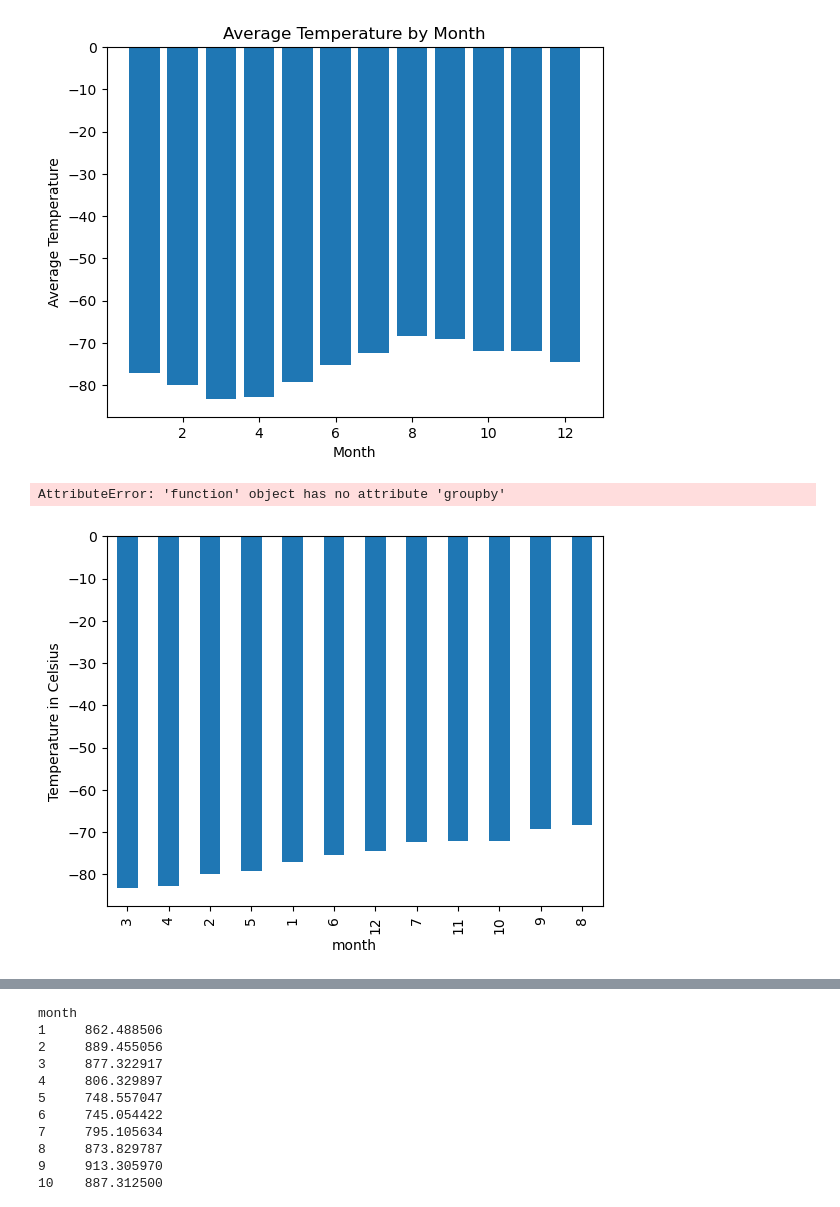
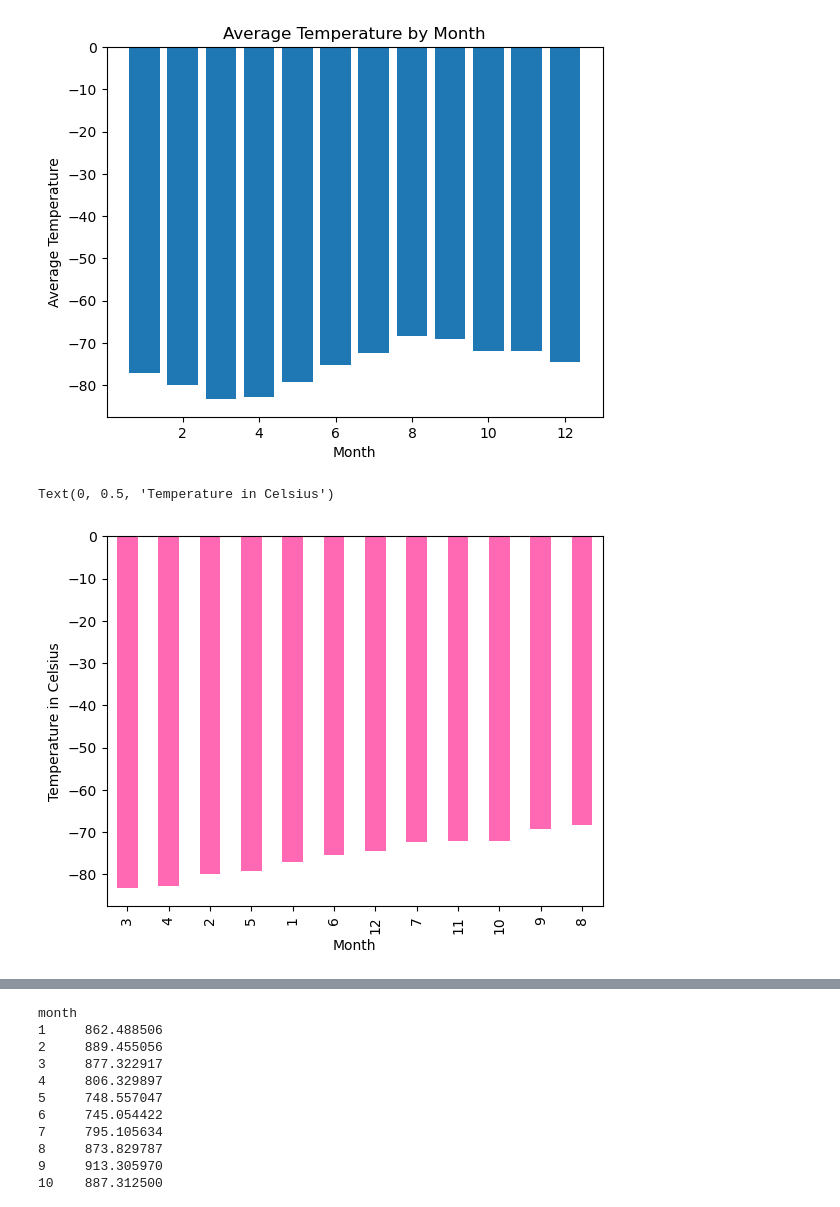
Before and after one commit to Buriteni/Web_Scrapping, a Jupyter notebook: Mars News/Starter_Code/part_2_mars_weather.ipynb, the cells around one changed output, grey strips where cells are left out. Drawn from its saved outputs; the diff is of its cells as text; code cells hidden in the pictures.

```diff
--- a/Mars News/Starter_Code/part_2_mars_weather.ipynb
+++ b/Mars News/Starter_Code/part_2_mars_weather.ipynb
@@ -200,15 +180,13 @@ plt.title("Average Temperature by Month")
 plt.show()
 # %% [output]
 [figure]
-# %%
-plt.bar(average_temp.index, average_temp.values)
-plt.xlabel("Month")
-plt.ylabel("Average Temperature")
-plt.title("Average Temperature by Month")
-plt.show()
-# %% [output]
-AttributeError: 'function' object has no attribute 'groupby'
 # %%
 # Identify the coldest and hottest months in Curiosity's location
+average_temp = df.groupby('month').mean()['min_temp']
+average_temp = average_temp.sort_values(ascending=True)
+average_temp.plot(kind='bar', color='hotpink')
+plt.xlabel('Month')
+plt.ylabel('Temperature in Celsius')
 # %% [output]
+Text(0, 0.5, 'Temperature in Celsius')
-[figure, old version]
+[figure, new version]
```
Also changed, not shown: parts of 8 cells of this notebook, 1 other file.
